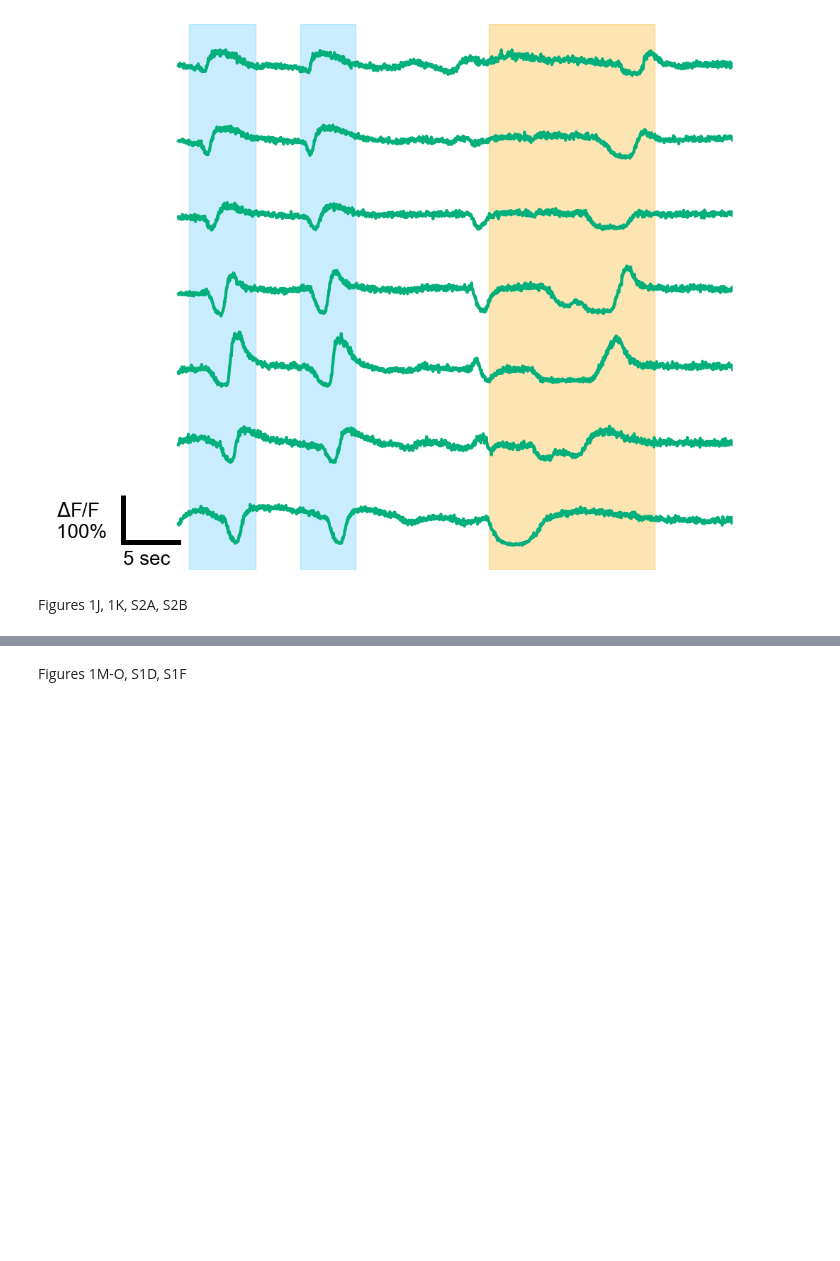
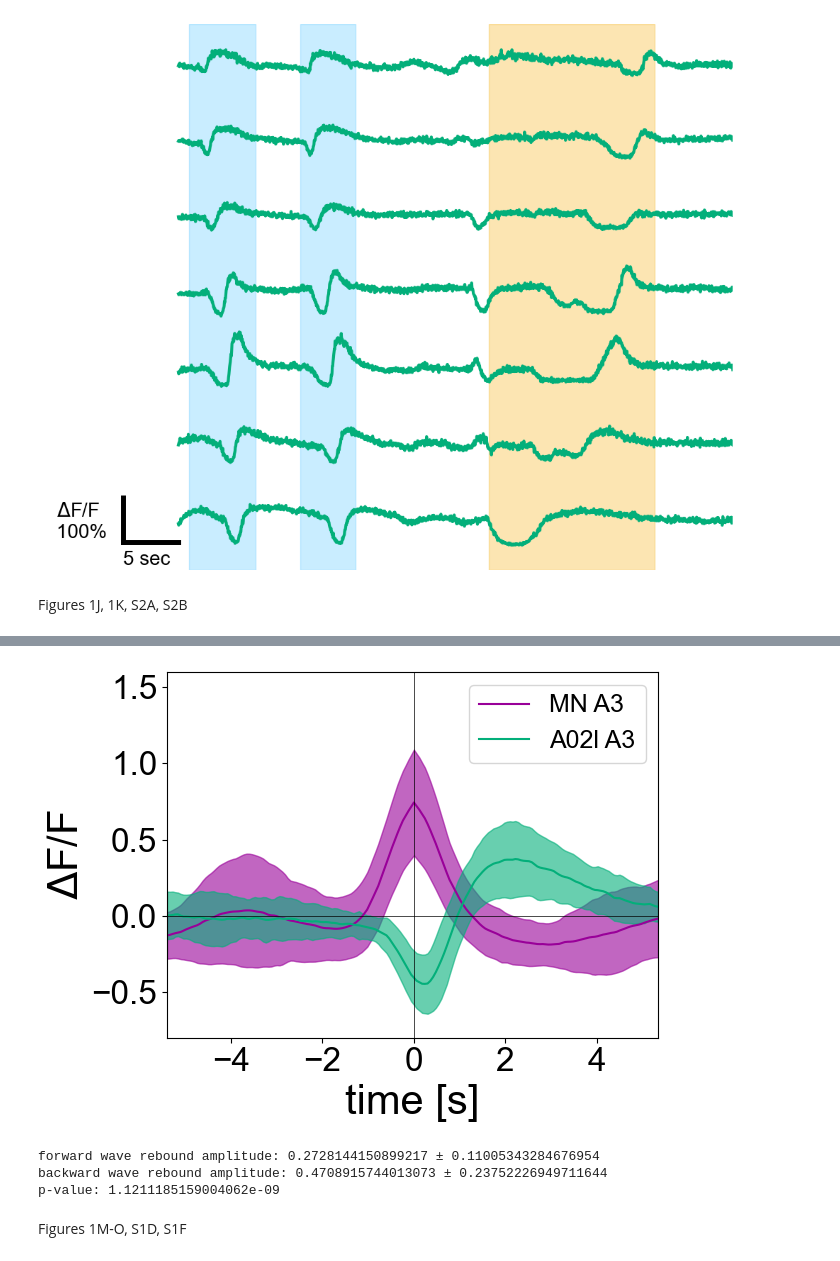
Before and after one commit to takahisad/Date_2026_A02l, a Jupyter notebook: codes/Fig1_S1_S2.ipynb, the cells around one changed output, grey strips where cells are left out. Saved outputs shown, nothing was run; the diff lists cells and outputs as text; code cells hidden in the pictures; blank space fills up the shorter version.

```diff
--- a/codes/Fig1_S1_S2.ipynb
+++ b/codes/Fig1_S1_S2.ipynb
@@ -121,2 +224,75 @@ Figures 1J, 1K, S2A, S2B
+# %%
+#Fig 1K
+# loadding waveform data of A02l and MN neurons in A3 segment in bakcward waves
+files = glob.glob('../data/Fig1_S1_S2/Fig1K_data/*.h5')
+#interlolating traces
+ip1 = scipy.interpolate.interp1d
+dt=0.06
+time=np.arange(-90,90)*dt
+A02l_traces=[]
+MN_traces=[]
+for file in files:
+    data=h5py.File(file, 'r')
+    for i in range(len(data['time'])):
+        fitted_A02l_curve = ip1(data['time'][i]+0.5*(data['time'][i][1]-data['time'][i][0]), data['A02l'][i]) #lienarly interpolate the traces
+        fitted_MN_curve= ip1(data['time'][i], data['MN'][i])
+        A02l_traces.append(fitted_A02l_curve(time))
+        MN_traces.append(fitted_MN_curve(time))
+    data.close()
+A02l_traces=np.array(A02l_traces)
+MN_traces=np.array(MN_traces)
+
+#plot average traces
+plt.rcParams["font.family"] = "Arial"
+plt.plot(time, MN_traces.mean(axis=0), c=(153/255,0,153/255), label='MN A3')
+plt.fill_between(time, MN_traces.mean(axis=0)+np.std(MN_traces, axis=0),
+                 MN_traces.mean(axis=0)-np.std(MN_traces, axis=0), color=(153/255,0,153/255), alpha=0.6)
+plt.plot(time, A02l_traces.mean(axis=0), c=(3/255,175/255,122/255), label='A02l A3')
+plt.fill_between(time, A02l_traces.mean(axis=0)+np.std(A02l_traces, axis=0),
+                 A02l_traces.mean(axis=0)-np.std(A02l_traces, axis=0), color=(3/255,175/255,122/255), alpha=0.6)
+plt.axhline(0, c='k', lw=0.5)
+plt.axvline(0, c='k', lw=0.5)
+plt.xlim(time[0],time[-1])
+plt.ylim(-0.8,1.6)
+plt.xticks(fontsize=24)
+plt.yticks(fontsize=24)
+plt.xlabel('time [s]',fontsize=30)
+plt.ylabel(r'$\Delta$F/F', fontsize=30)
+plt.tight_layout()
+plt.legend(fontsize=18)
+plt.savefig('figures/Fig1J.svg')
+# %% [output]
+[figure, added]
+# %%
+#comparison of rebound amplitudes in the manuscript
+# forward wave
+files = glob.glob('../data/Fig1_S1_S2/Fig1J_data/*.h5')
+A02l_max_t_0_4_fwd=[]
+for file in files:
+    data=h5py.File(file, 'r')
+    for i in range(len(data['time'])):
+        #extract rebound amplitude as the maximum dF/F in t=0-4 sec
+        A02l_max_t_0_4_fwd.append(data['A02l'][i][(data['time'][i]>0) & (data['time'][i]<4)].max())
+    data.close()
+A02l_max_t_0_4_fwd=np.array(A02l_max_t_0_4_fwd)
+
+#backward wave
+files = glob.glob('../data/Fig1_S1_S2/Fig1K_data/*.h5')
+A02l_max_t_0_4_bwd=[]
+for file in files:
+    data=h5py.File(file, 'r')
+    for i in range(len(data['time'])):
+        #extract rebound amplitude as the maximum dF/F in t=0-4 sec
+        A02l_max_t_0_4_bwd.append(data['A02l'][i][(data['time'][i]>0) & (data['time'][i]<4)].max())
+    data.close()
+A02l_max_t_0_4_bwd=np.array(A02l_max_t_0_4_bwd)
+s,p=scipy.stats.mannwhitneyu(A02l_max_t_0_4_fwd,A02l_max_t_0_4_bwd)
+print(f'forward wave rebound amplitude: {A02l_max_t_0_4_fwd.mean()} ± {A02l_max_t_0_4_fwd.std()}')
+print(f'backward wave rebound amplitude: {A02l_max_t_0_4_bwd.mean()} ± {A02l_max_t_0_4_bwd.std()}')
+print(f'p-value: {p}')
+# %% [output]
+forward wave rebound amplitude: 0.2728144150899217 ± 0.11005343284676954
+backward wave rebound amplitude: 0.4708915744013073 ± 0.23752226949711644
+p-value: 1.1211185159004062e-09
 # %% [markdown]
 Figures 1M-O, S1D, S1F
```
Also changed, not shown: parts of 9 cells of this notebook, 35 other files.
